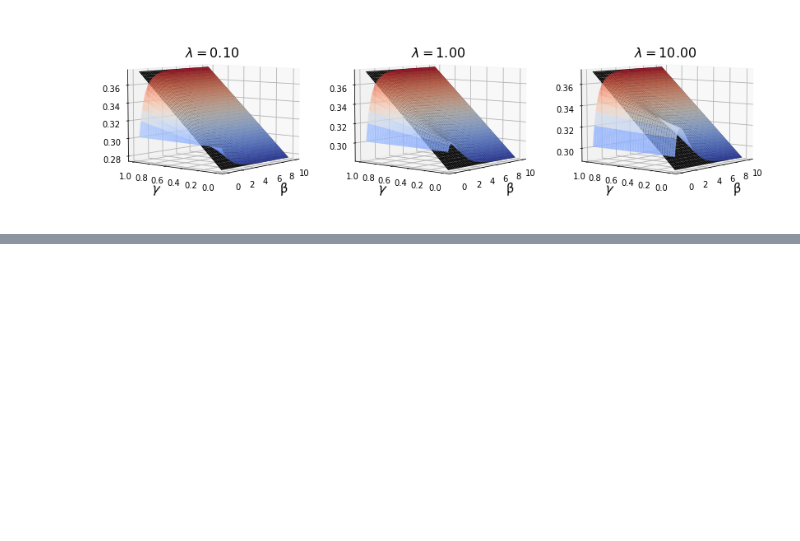
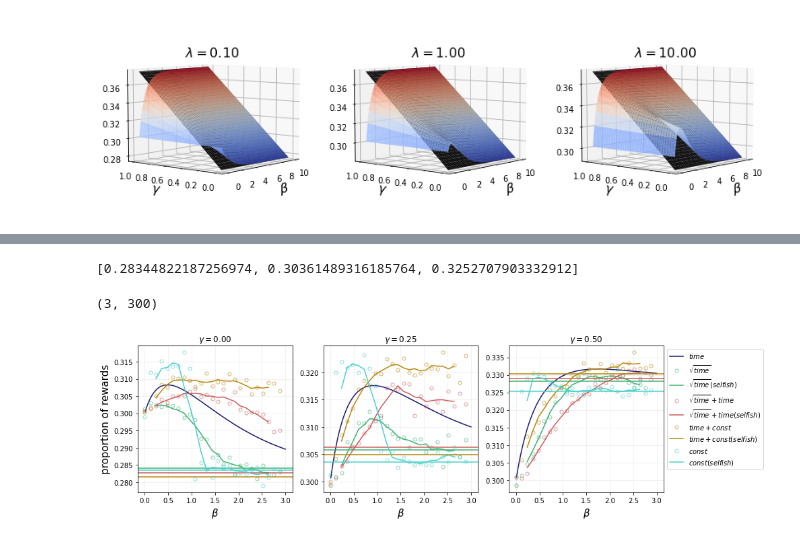
Before and after one commit to michaelneuder/opportunistic-mining, a Jupyter notebook: aug29prep.ipynb, the cells around one changed output, grey strips where cells are left out. Saved outputs shown, nothing was run; the diff lists cells and outputs as text; code cells hidden in the pictures; blank space fills up the shorter version.

```diff
--- a/aug29prep.ipynb
+++ b/aug29prep.ipynb
@@ -705,0 +905,3 @@ plt.show()
+# %%
+def randomDouble(time):
+    return np.random.binomial(n=1, p=0.5)
@@ -705,0 +925,67 @@ plt.show()
+# %%
+selfishDOUBLE = [
+    simGeneral_beta_lambda(alpha=0.3, gamma=0.00, beta=100, rewards=randomDouble, n=int(10e5)),
+    simGeneral_beta_lambda(alpha=0.3, gamma=0.25, beta=100, rewards=randomDouble, n=int(10e5)),
+    simGeneral_beta_lambda(alpha=0.3, gamma=0.50, beta=100, rewards=randomDouble, n=int(10e5))
+]
+selfishDOUBLE
+# %% [output]
+[0.28344822187256974, 0.30361489316185764, 0.3252707903332912]
+# %%
+betas  = np.arange(0.01, 3.01, 0.01)
+# %%
+# linear time - theoertical
+theoLIN  = []
+for g in gammas:
+    temp = []
+    for b in tqdm(betas):
+        temp.append(calcTotalRewardGamma(a=alpha, b=b, gamma=g, scale=1.))
+    theoLIN.append(temp)
+theoLIN = np.array(theoLIN)
+theoLIN.shape
+# %% [output]
+(3, 300)
+# %%
+def rolling_average(data, window_size):
+    window = np.ones(window_size) / window_size
+    return np.convolve(data, window, mode='valid')
+# %%
+f, axarr = plt.subplots(ncols=3, figsize=(14,4))
+
+for i in range(3):
+    a = axarr[i]
+    a.plot(betas, theoLIN[i], color='midnightblue', alpha=1, label=r'$time$', linestyle='-')
+
+
+    a.plot(simBetas, simSQRT[i], color='mediumseagreen', alpha=0.6, label=r'$\sqrt{time}$', marker='o',
+           fillstyle='none', linestyle='none', markersize=5)
+    a.axhline(selfishSQRT[i], color='mediumseagreen', alpha=1, label=r'$\sqrt{time} (selfish)$')
+    a.plot(simBetas[2:-2], rolling_average(simSQRT[i], 5), color='mediumseagreen', alpha=1, linestyle='-')
+
+    a.plot(simBetas, simSQRT_LIN[i], color='indianred', alpha=0.6, label=r'$\sqrt{time}+time$', marker='o',
+           fillstyle='none', linestyle='none', markersize=5)
+    a.axhline(selfishSQRT_LIN[i], color='indianred', alpha=1, label=r'$\sqrt{time}+time (selfish)$')
+    a.plot(simBetas[2:-2], rolling_average(simSQRT_LIN[i], 5), color='indianred', alpha=1, linestyle='-')
+
+    a.plot(simBetas, simLIN_CONST[i], color='darkgoldenrod', alpha=0.6, label=r'$time+const$', marker='o',
+           fillstyle='none', linestyle='none', markersize=5)
+    a.axhline(selfishLIN_CONST[i], color='darkgoldenrod', alpha=1, label=r'$time+const (selfish)$')
+    a.plot(simBetas[2:-2], rolling_average(simLIN_CONST[i], 5), color='darkgoldenrod', alpha=1, linestyle='-')
+
+    a.plot(simBetas, simDOUBLE[i], color='mediumturquoise', alpha=0.6, label=r'$const$', marker='o',
+           fillstyle='none', linestyle='none', markersize=5)
+    a.axhline(selfishDOUBLE[i], color='mediumturquoise', alpha=1, label=r'$const (selfish)$')
+    a.plot(simBetas[2:-2], rolling_average(simDOUBLE[i], 5), color='mediumturquoise', alpha=1, linestyle='-')
+
+
+    a.set_xlabel(r'$\beta$', size=15)
+    a.grid(alpha=0.2)
+    a.set_title(r'$\gamma=${:0.2f}'.format(gammas[i]))
+
+axarr[0].set_ylabel(r'proportion of rewards', size=15)
+axarr[2].legend(bbox_to_anchor=(1,1))
+
+plt.savefig('out.png', dpi=400, bbox_inches='tight', facecolor='white')
+plt.show()
+# %% [output]
+[figure, added]
```
Also changed, not shown: parts of 14 cells of this notebook.
